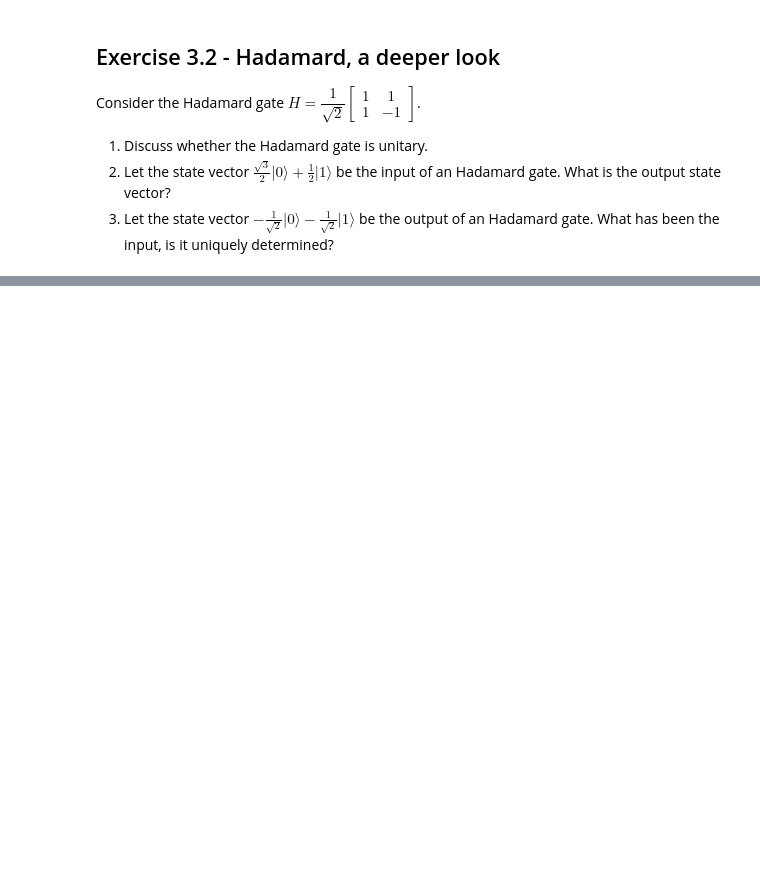
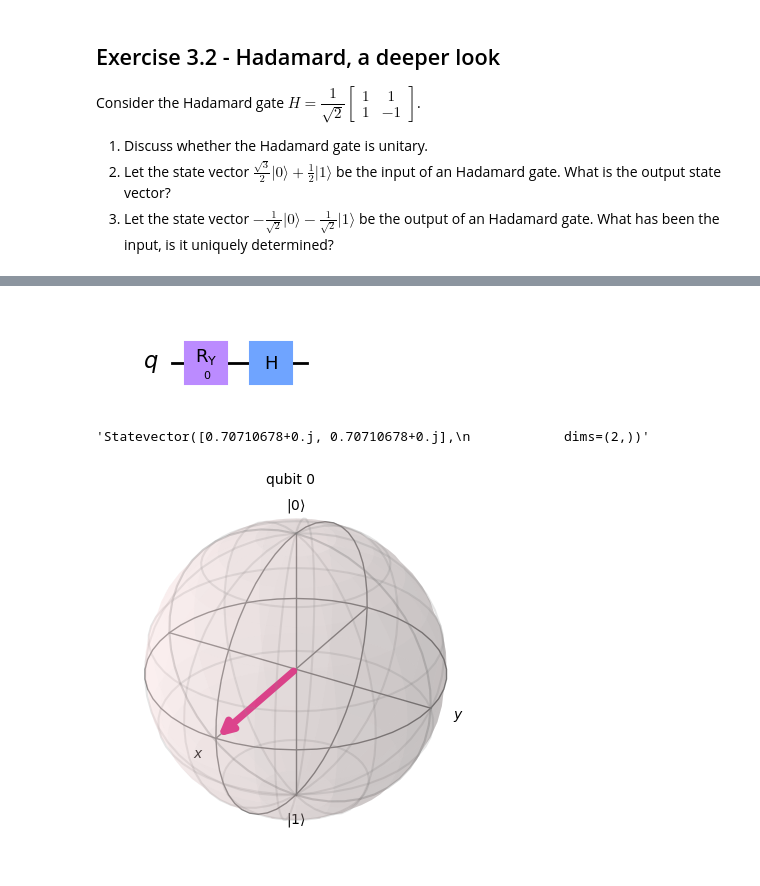
Before and after one commit to oremark24/hszg-qc-23, a Jupyter notebook: 03_state_vectors.ipynb, the cells around one changed output, grey strips where cells are left out. Cells and saved outputs as stored; diff of their text form; code cells hidden in the pictures; blank space fills up the shorter version.

```diff
--- a/03_state_vectors.ipynb
+++ b/03_state_vectors.ipynb
@@ -32,0 +37,20 @@ Consider the Hadamard gate $H=\dfrac{1}{\sqrt{2}}\begin{bmatrix}1&1\\1&-1\end{bm
+# %%
+from qiskit.tools.visualization import plot_bloch_multivector
+from math import sqrt
+from qiskit import QuantumCircuit
+from qiskit.quantum_info import Statevector
+
+theta = 0 # set theta to a better value
+
+qc = QuantumCircuit(1)
+qc.ry(theta, 0)
+qc.h(0)
+sv = Statevector(qc) # use the Statevector class to obtain the result
+
+display(qc.draw(output='mpl'))
+display(sv.draw())
+display(sv.draw(output='bloch'))
+# %% [output]
+[figure, added]
+'Statevector([0.70710678+0.j, 0.70710678+0.j],\n            dims=(2,))'
+[figure, added]
```
Also changed, not shown: parts of 3 cells of this notebook.
